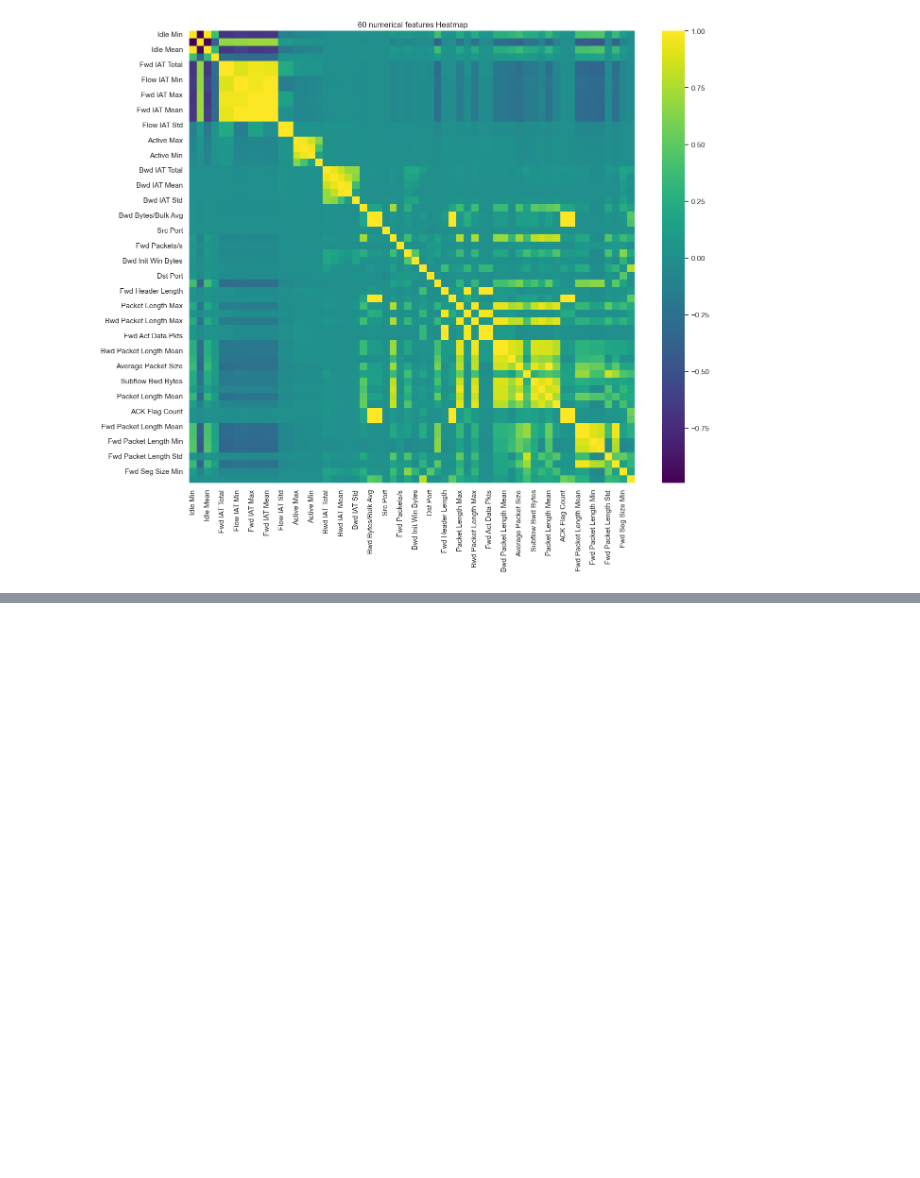
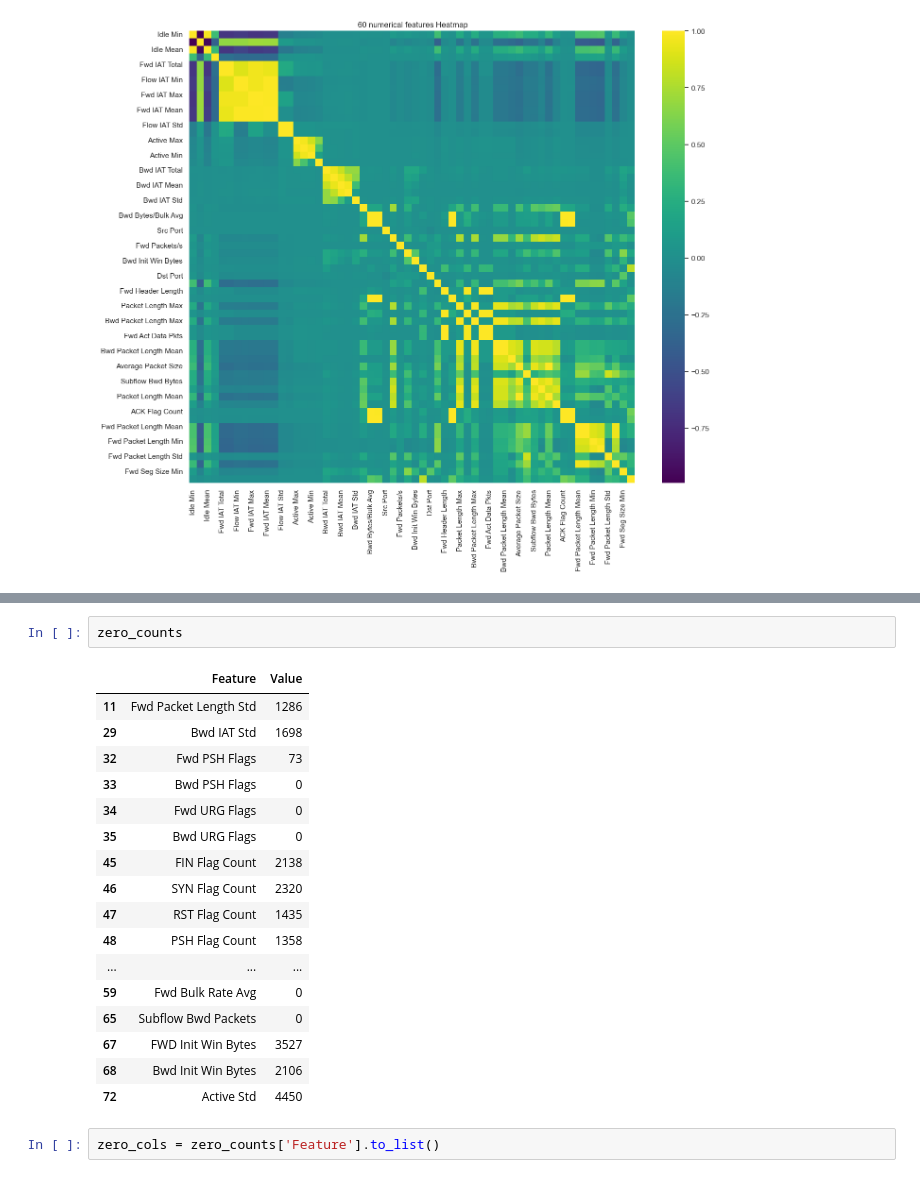
Before and after one commit to Totally-Kyle/The-CyberChase, a Jupyter notebook: eda.ipynb, the cells around one changed output, grey strips where cells are left out. Saved outputs shown, nothing was run; the diff lists cells and outputs as text; blank space fills up the shorter version.

```diff
--- a/eda.ipynb
+++ b/eda.ipynb
@@ -186,0 +239,22 @@ plt.show()
+# %%
+zero_counts
+# %% [output]
+|  | Feature | Value |
+| 11 | Fwd Packet Length Std | 1286 |
+| 29 | Bwd IAT Std | 1698 |
+| 32 | Fwd PSH Flags | 73 |
+| 33 | Bwd PSH Flags | 0 |
+| 34 | Fwd URG Flags | 0 |
+| 35 | Bwd URG Flags | 0 |
+| 45 | FIN Flag Count | 2138 |
+| 46 | SYN Flag Count | 2320 |
+| 47 | RST Flag Count | 1435 |
+| 48 | PSH Flag Count | 1358 |
+| ... | ... | ... |
+| 59 | Fwd Bulk Rate Avg | 0 |
+| 65 | Subflow Bwd Packets | 0 |
+| 67 | FWD Init Win Bytes | 3527 |
+| 68 | Bwd Init Win Bytes | 2106 |
+| 72 | Active Std | 4450 |
+# %%
+zero_cols = zero_counts['Feature'].to_list()
```
Also changed, not shown: parts of 3 cells of this notebook, 3 other files.
